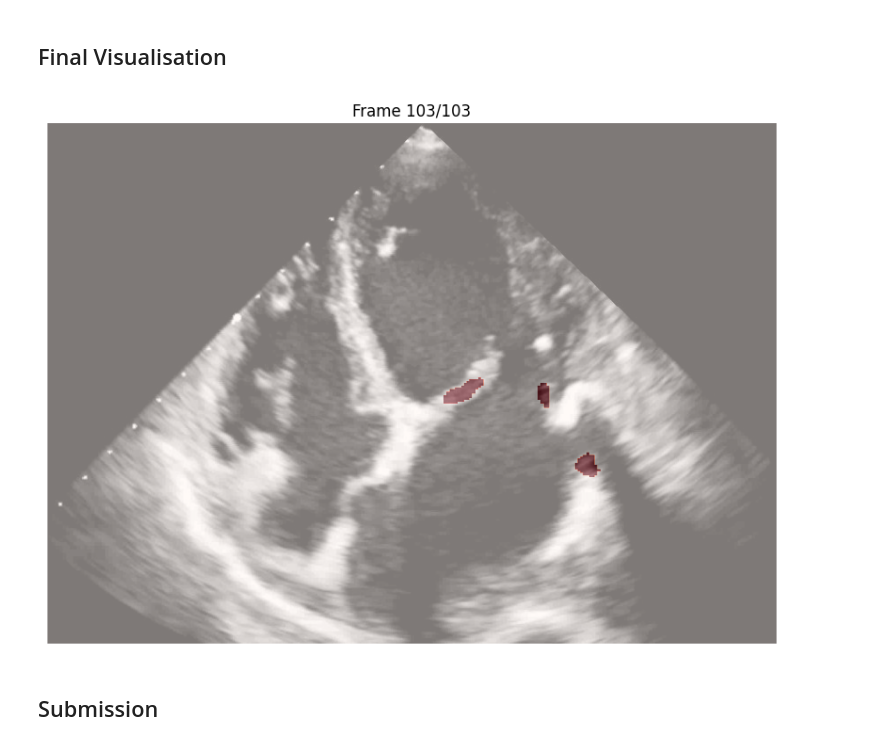
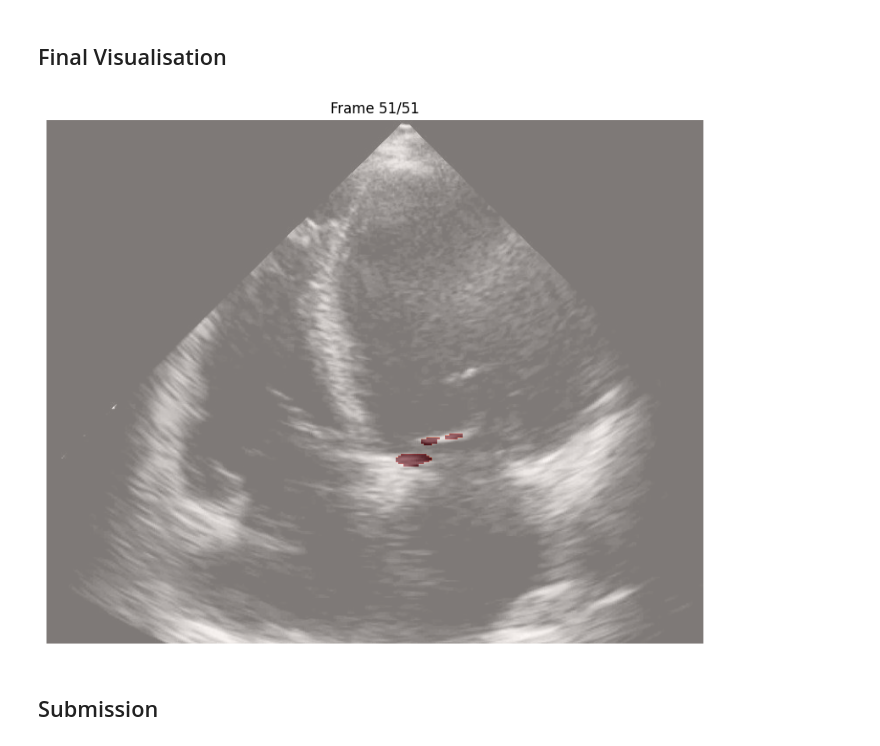
Before and after one commit to Smyan1909/AML_MPS, a Jupyter notebook: mason_p3/Evaluate.ipynb, the cells around one changed output. Cells and saved outputs as stored; diff of their text form; code cells hidden in the pictures.

```diff
--- a/mason_p3/Evaluate.ipynb
+++ b/mason_p3/Evaluate.ipynb
@@ -332,10 +332,10 @@ unet_model = torch.load("models/unet_model.pth")
 # %% [markdown]
 ## Box Model Testing
 # %%
-test_video = test_data[12]['video']
+test_video = test_data[0]['video']
 vid = np.zeros((256,256,test_video.shape[2]))
 for i in range(test_video.shape[2]):
-    vid[:,:,i] = cv2.resize(test_video[:,:,i].astype(np.uint8), (256, 256))
+    vid[:,:,i] = smooth_frame(cv2.resize(test_video[:,:,i].astype(np.uint8), (256, 256)))
 
 vid = torch.FloatTensor(vid)
 frames = vid.unsqueeze(0)
@@ -357,7 +357,7 @@ show_video(frames=video_frames.detach().numpy(), masks=video_boxes.detach().nump
 test_video_0 = test_data[17]['video']
 vid = np.zeros((256,256,test_video_0.shape[2]))
 for i in range(test_video_0.shape[2]):
-    vid[:,:,i] = cv2.resize(test_video_0[:,:,i].astype(np.uint8), (256, 256))
+    vid[:,:,i] = smooth_frame(cv2.resize(test_video_0[:,:,i].astype(np.uint8), (256, 256)))
 
 vid = vid[:,:,0:5]
 vid = torch.FloatTensor(vid)
@@ -416,14 +416,14 @@ def decrop_video(video, video_centers):
     top_lefts = []
     for i in range(video.shape[0]):
         center = video_centers[i,:]
-        top_lefts.append((center[0]-48., center[1]-48.))
+        top_lefts.append((center[0]-64., center[1]-64.))
 
     top_lefts = np.array(top_lefts).astype(int)
 
     for i in range(video.shape[0]):
         video[i,:,:] = video[i,:,:] > 0.5
-        for j in range(96):
-            for k in range(96):
+        for j in range(128):
+            for k in range(128):
                 if((j + top_lefts[i][0] < 256) and (k + top_lefts[i][1] < 256)):
                     uncropped_video[i][j + top_lefts[i][0]][k + top_lefts[i][1]] = video[i][j][k]
 
@@ -437,6 +437,7 @@ for item in tqdm(test_data):
 
     video = cv2.resize(video.astype(np.uint8), (256, 256))
     video = video.transpose((2, 0, 1))
+    video = smooth_video(video)
     video = np.expand_dims(video, axis=1)
     video = torch.FloatTensor(video)
 
@@ -515,22 +505,22 @@ segmented_videos = loaded_df['video'].tolist()
 ## Final Visualisation
 # %%
 plt.figure(figsize=(10, 10))
-index = 0
-video = reloaded_videos[index]
+index = 18
+video = segmented_videos[index]
 num_frames = video.shape[0]
 
 for i in range(num_frames):
     plt.clf()
     plt.imshow(test_data[index]['video'][:,:,i], cmap='gray')
     plt.imshow(video[i, :, :], cmap="Reds", alpha=0.5)
     plt.axis('off')
     plt.title(f"Frame {i+1}/{num_frames}")
 
     display(plt.gcf())
     clear_output(wait=True)
     time.sleep(0.001)
 # %% [output]
-[figure, old version]
+[figure, new version]
 # %% [markdown]
 ## Submission
 # %%
```
Also changed, not shown: parts of 9 cells of this notebook, 1 other file.
